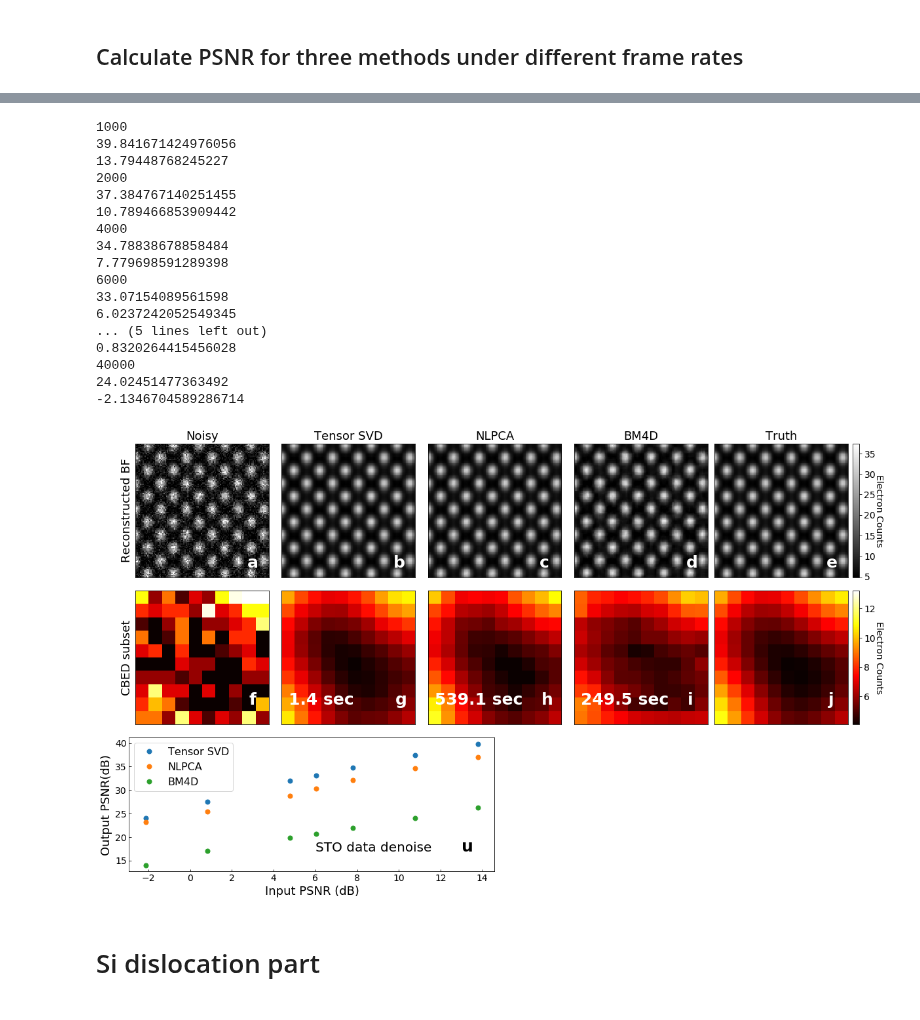
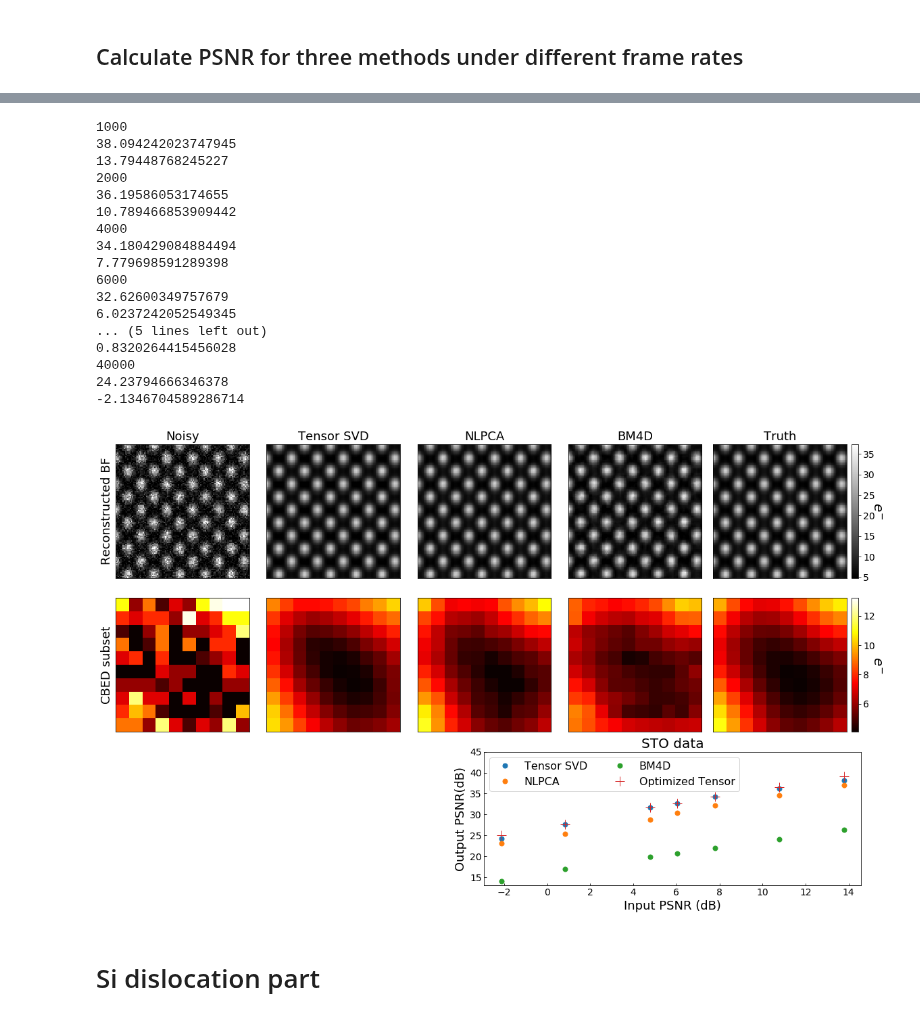
Before and after one commit to CY-Zhang/PyProcessingCodes, a Jupyter notebook: TensorDenoise/VisulizeResult_DenoiseMethodsComparison.ipynb, the cells around one changed output, grey strips where cells are left out. Saved outputs shown, nothing was run; the diff lists cells and outputs as text; code cells hidden in the pictures.

Commit message:
Denoise comparison figure updated.

```diff
--- a/TensorDenoise/VisulizeResult_DenoiseMethodsComparison.ipynb
+++ b/TensorDenoise/VisulizeResult_DenoiseMethodsComparison.ipynb
@@ -38,7 +38,7 @@ noisy_file.shape
 # %%
 # Calculate input vs output psnr for tensor, NPLCA, and BM4D
 FPS_list = [1000,2000,4000,6000,8000,20000,40000]
-PSNR_list = np.zeros((4,len(FPS_list)))
+PSNR_list = np.zeros((5,len(FPS_list)))
 path = '/srv/home/chenyu/TensorDenoise/Simulatons/STO_simulation/'
 for i in range(len(FPS_list)):
     FPS = FPS_list[i]
@@ -61,31 +61,36 @@ for i in range(len(FPS_list)):
     BM4D_file = sio.loadmat(BM4D_file)
     BM4D_file = BM4D_file['est_BM4D']
 
+    tensor_file_optimized = path + 'Simulation_tensor_STO_slice_5_'+str(FPS)+'FPS_cropped_100layers_optimized.mat'
+    tensor_file_optimized = sio.loadmat(tensor_file_optimized)
+    tensor_file_optimized = tensor_file_optimized['est_HOOI']
+
     PSNR_list[0,i] = averagePSNR(tensor_file,truth_file,0)
     PSNR_list[1,i] = averagePSNR(NLPCA_file,truth_file,0)
     PSNR_list[2,i] = averagePSNR(BM4D_file,truth_file,0)
     PSNR_list[3,i] = averagePSNR(noisy_file,truth_file,0)
+    PSNR_list[4,i] = averagePSNR(tensor_file_optimized, truth_file, 0)
 
     print(FPS)
     print(averagePSNR(tensor_file,truth_file,0))
     print(averagePSNR(noisy_file,truth_file,0))
 # %% [output]
 1000
-39.841671424976056
+38.094242023747945
 13.79448768245227
 2000
-37.384767140251455
+36.19586053174655
 10.789466853909442
 4000
-34.78838678858484
+34.180429084884494
 7.779698591289398
 6000
-33.07154089561598
+32.62600349757679
 6.0237242052549345
 ... (5 lines left out)
 0.8320264415456028
 40000
-24.02451477363492
+24.23794666346378
 -2.1346704589286714
 # %%
 # overall plot
@@ -101,7 +106,7 @@ plt.xticks([])
 plt.yticks([])
 plt.title('Noisy',fontsize=18)
 plt.ylabel('Reconstructed BF', fontsize=18)
-ax.text(95,105,'a',fontsize=25, color='white', fontweight='bold')
+# ax.text(95,105,'a',fontsize=25, color='white', fontweight='bold')
 
 
 ax = fig.add_subplot(352)
@@ -109,14 +114,14 @@ plt.imshow(tensor_denoised[:,:,iframe],clim=[clim_low,clim_high*1.2],cmap='gray'
 plt.xticks([])
 plt.yticks([])
 plt.title('Tensor SVD',fontsize=18)
-ax.text(95,105,'b',fontsize=25, color='white', fontweight='bold')
+# ax.text(95,105,'b',fontsize=25, color='white', fontweight='bold')
 
 ax = fig.add_subplot(353)
 plt.imshow(NLPCA_denoised[:,:,iframe],clim=[clim_low,clim_high*1.2],cmap='gray')
 plt.xticks([])
 plt.yticks([])
 plt.title('NLPCA',fontsize=18)
-ax.text(95,105,'c',fontsize=25, color='white', fontweight='bold')
+# ax.text(95,105,'c',fontsize=25, color='white', fontweight='bold')
 
 
 ax = fig.add_subplot(354)
@@ -124,7 +129,7 @@ plt.imshow(BM4D_denoised[:,:,iframe],clim=[clim_low,clim_high*1.2],cmap='gray')
 plt.xticks([])
 plt.yticks([])
 plt.title('BM4D',fontsize=18)
-ax.text(95,105,'d',fontsize=25, color='white', fontweight='bold')
+# ax.text(95,105,'d',fontsize=25, color='white', fontweight='bold')
 
 
 ax = fig.add_subplot(355)
@@ -132,14 +137,14 @@ im = ax.imshow(truth_data[:,:,iframe],clim=[clim_low,clim_high*1.2],cmap='gray')
 plt.xticks([])
 plt.yticks([])
 plt.title('Truth',fontsize=18)
-ax.text(95,105,'e',fontsize=25, color='white', fontweight='bold')
+# ax.text(95,105,'e',fontsize=25, color='white', fontweight='bold')
 
 
 divider = make_axes_locatable(ax)
 cax = divider.append_axes("right", size="5%", pad=0.1)
 cbar = plt.colorbar(im, cax=cax)
 cbar.ax.tick_params(labelsize=14)
-cbar.set_label('Electron Counts',rotation=270,fontsize=14, labelpad = 12)
+cbar.set_label('$e^{-}$',rotation=270,fontsize=20, labelpad = 12)
 
 # plot subset of CBED patterns
 rx = 50
@@ -152,58 +157,61 @@ plt.imshow(raw_data[rx,ry,:].reshape(10,10),clim=[clim_low,clim_high*1.2],cmap='
 plt.xticks([])
 plt.yticks([])
 plt.ylabel('CBED subset', fontsize=18)
-ax.text(8,8,'f',fontsize=25, color='white', fontweight='bold')
+# ax.text(8,8,'f',fontsize=25, color='white', fontweight='bold')
 
 ax = fig.add_subplot(357)
-plt.imshow(np.transpose(tensor_denoised[rx,ry,:].reshape(10,10)),clim=[clim_low,clim_high*1.2],cmap='hot')
+plt.imshow(tensor_denoised[rx,ry,:].reshape(10,10),clim=[clim_low,clim_high*1.2],cmap='hot')
 plt.xticks([])
 plt.yticks([])
-ax.text(8,8,'g',fontsize=25, color='white', fontweight='bold')
-ax.text(0,8,'1.4 sec',fontsize=25, color='white', fontweight='bold')
+# ax.text(8,8,'g',fontsize=25, color='white', fontweight='bold')
+# ax.text(0,8,'1.4 sec',fontsize=25, color='white', fontweight='bold')
 
 ax = fig.add_subplot(358)
 plt.imshow(NLPCA_denoised[rx,ry,:].reshape(10,10),clim=[clim_low,clim_high*1.2],cmap='hot')
 plt.xticks([])
 plt.yticks([])
-ax.text(8,8,'h',fontsize=25, color='white', fontweight='bold')
-ax.text(0,8,'539.1 sec',fontsize=25, color='white', fontweight='bold')
+# ax.text(8,8,'h',fontsize=25, color='white', fontweight='bold')
+# ax.text(0,8,'539.1 sec',fontsize=25, color='white', fontweight='bold')
 
 ax = fig.add_subplot(359)
 plt.imshow(BM4D_denoised[rx,ry,:].reshape(10,10),clim=[clim_low,clim_high*1.2],cmap='hot')
 plt.xticks([])
 plt.yticks([])
-ax.text(8,8,'i',fontsize=25, color='white', fontweight='bold')
-ax.text(0,8,'249.5 sec',fontsize=25, color='white', fontweight='bold')
+# ax.text(8,8,'i',fontsize=25, color='white', fontweight='bold')
+# ax.text(0,8,'249.5 sec',fontsize=25, color='white', fontweight='bold')
 
 ax = fig.add_subplot(3,5,10)
 im = plt.imshow(truth_data[rx,ry,:].reshape(10,10),clim=[clim_low,clim_high*1.2],cmap='hot')
 plt.xticks([])
 plt.yticks([])
-ax.text(8,8,'j',fontsize=25, color='white', fontweight='bold')
+# ax.text(8,8,'j',fontsize=25, color='white', fontweight='bold')
 
 
 divider = make_axes_locatable(ax)
 cax = divider.append_axes("right", size="5%", pad=0.1)
 cbar = plt.colorbar(im, cax=cax)
 cbar.ax.tick_params(labelsize=14)
-cbar.set_label('Electron Counts',rotation=270,fontsize=14, labelpad = 12)
+cbar.set_label('$e^{-}$',rotation=270,fontsize=20, labelpad = 12)
 
-ax3 = plt.subplot2grid((3, 4), (2, 0), colspan=2)
+ax3 = plt.subplot2grid((3, 4), (2, 2), colspan=2)
 ax3.plot(PSNR_list[3,:], PSNR_list[0,:], '.',markersize=14, label = 'Tensor SVD')
 ax3.plot(PSNR_list[3,:], PSNR_list[1,:], '.',markersize=14, label = 'NLPCA')
 ax3.plot(PSNR_list[3,:], PSNR_list[2,:], '.',markersize=14, label = 'BM4D')
+ax3.plot(PSNR_list[3,:], PSNR_list[4,:], '+', markersize=14, label = 'Optimized Tensor')
 plt.xlabel('Input PSNR (dB)',fontsize=18)
 plt.ylabel('Output PSNR(dB)',fontsize=18)
-plt.legend(fontsize=16, loc='upper left')
+plt.legend(fontsize=16, loc='upper left',ncol=2)
 # plt.legend(bbox_to_anchor=(1.05, 1), loc='upper left', borderaxespad=0.,fontsize=16)
 ax3.tick_params(direction='in',labelsize = 14)
-ax3.text(13,17,'u',fontsize=25, color='black', fontweight='bold')
-ax3.text(6,17,'STO data denoise',fontsize=20, color='black')
+# ax3.text(15,17,'v',fontsize=45, color='black', fontweight='bold')
+# ax3.text(6,17,'STO data',fontsize=20, color='black')
+plt.title('STO data',fontsize=20)
+plt.ylim([13,45])
 
-fig.subplots_adjust(wspace = 0.0, hspace = 0.1)
+fig.subplots_adjust(wspace = 0.0, hspace = 0.15)
 fig.savefig('/srv/home/chenyu/TensorDenoise/Simulatons/STO_simulation/STO_DiffMethods.tif')
 # %% [output]
-[figure, old version]
+[figure, new version]
 # %% [markdown]
 # Si dislocation part
 # %% [markdown]
```
Also changed, not shown: parts of 3 cells of this notebook, 4 other files.
